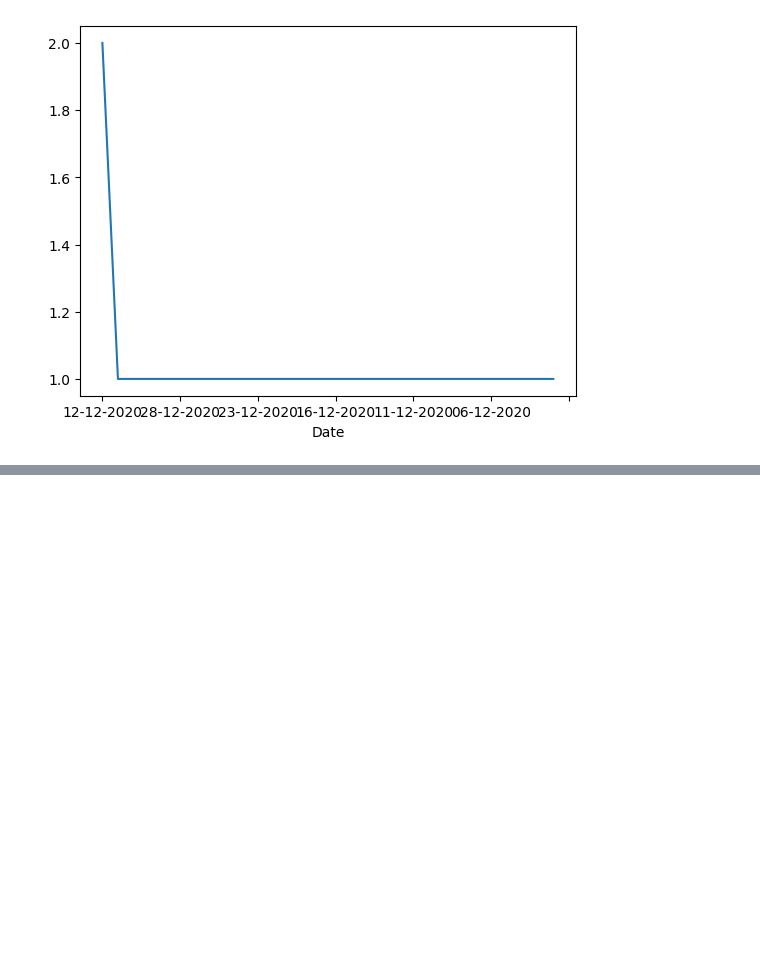
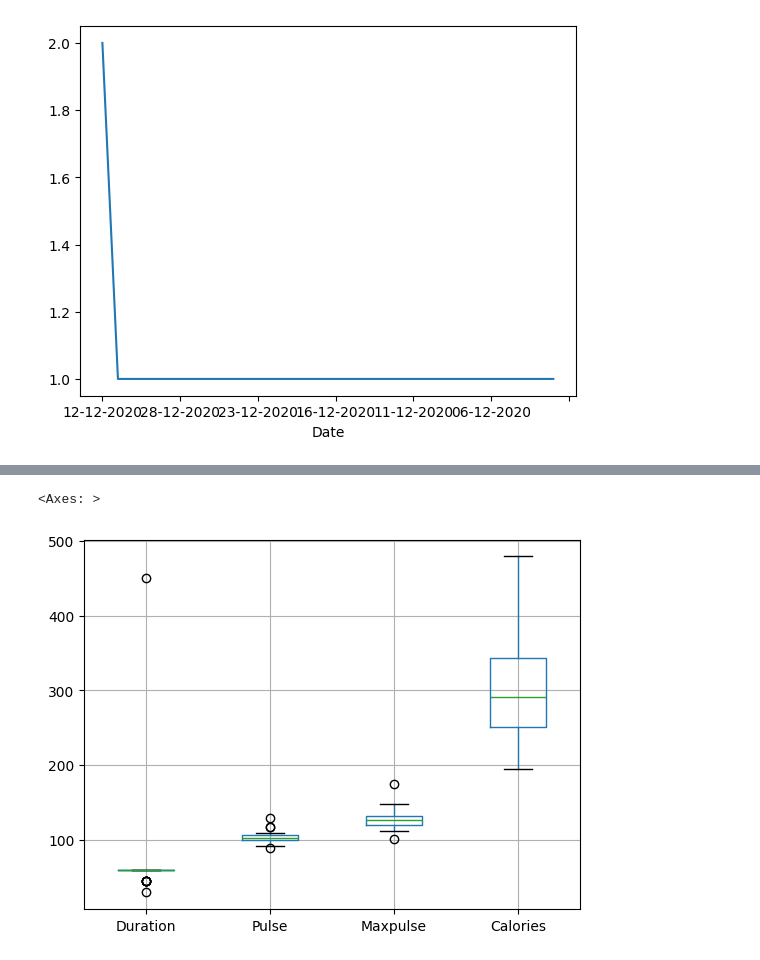
Before and after one commit to VaishaliChauhanCCTB/Demo, a Jupyter notebook: eda_1.ipynb, the cells around one changed output, grey strips where cells are left out. Drawn from its saved outputs; the diff is of its cells as text; code cells hidden in the pictures; blank space fills up the shorter version.

```diff
--- a/eda_1.ipynb
+++ b/eda_1.ipynb
@@ -237,0 +247,5 @@ Distribution of activities over time:
+# %%
+data.boxplot()
+# %% [output]
+<Axes: >
+[figure, added]
```
Also changed, not shown: parts of 9 cells of this notebook.
